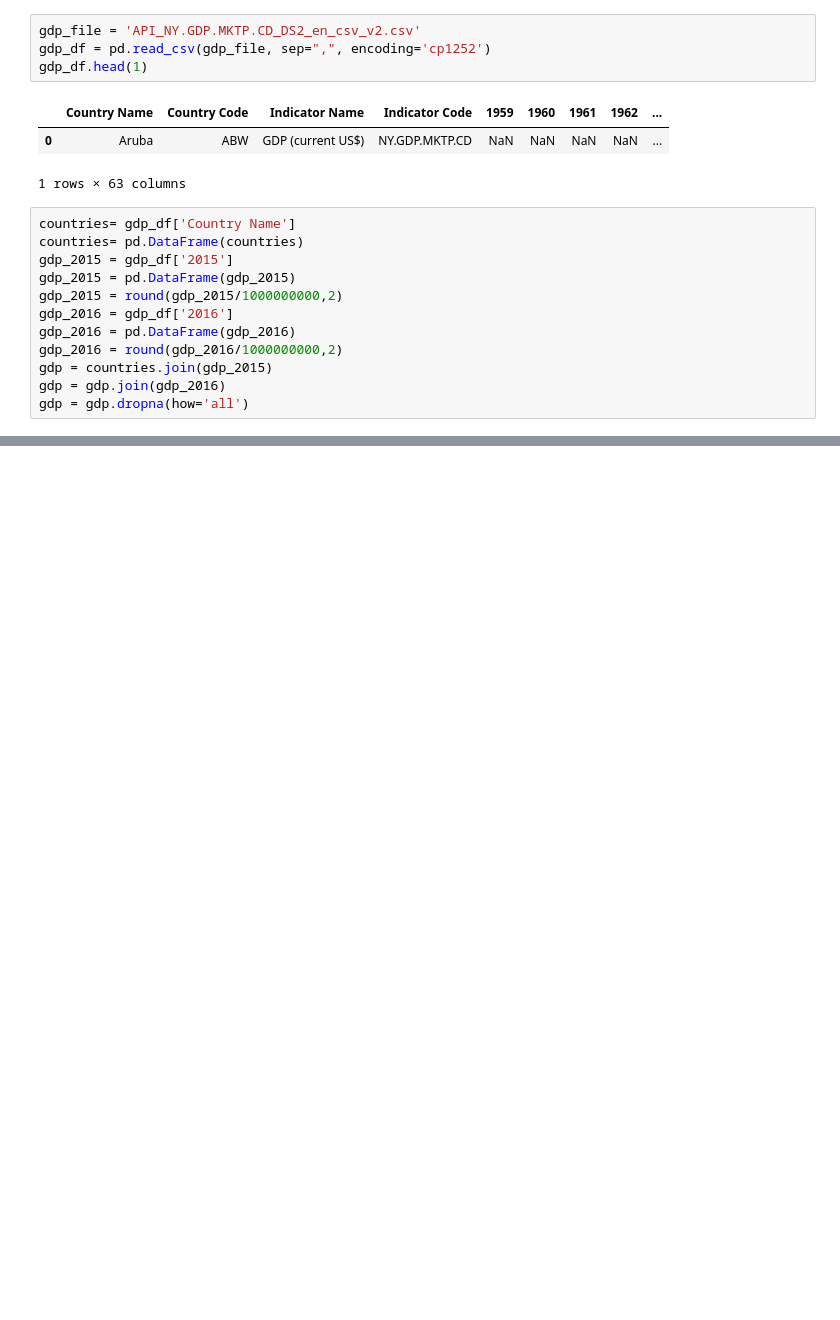
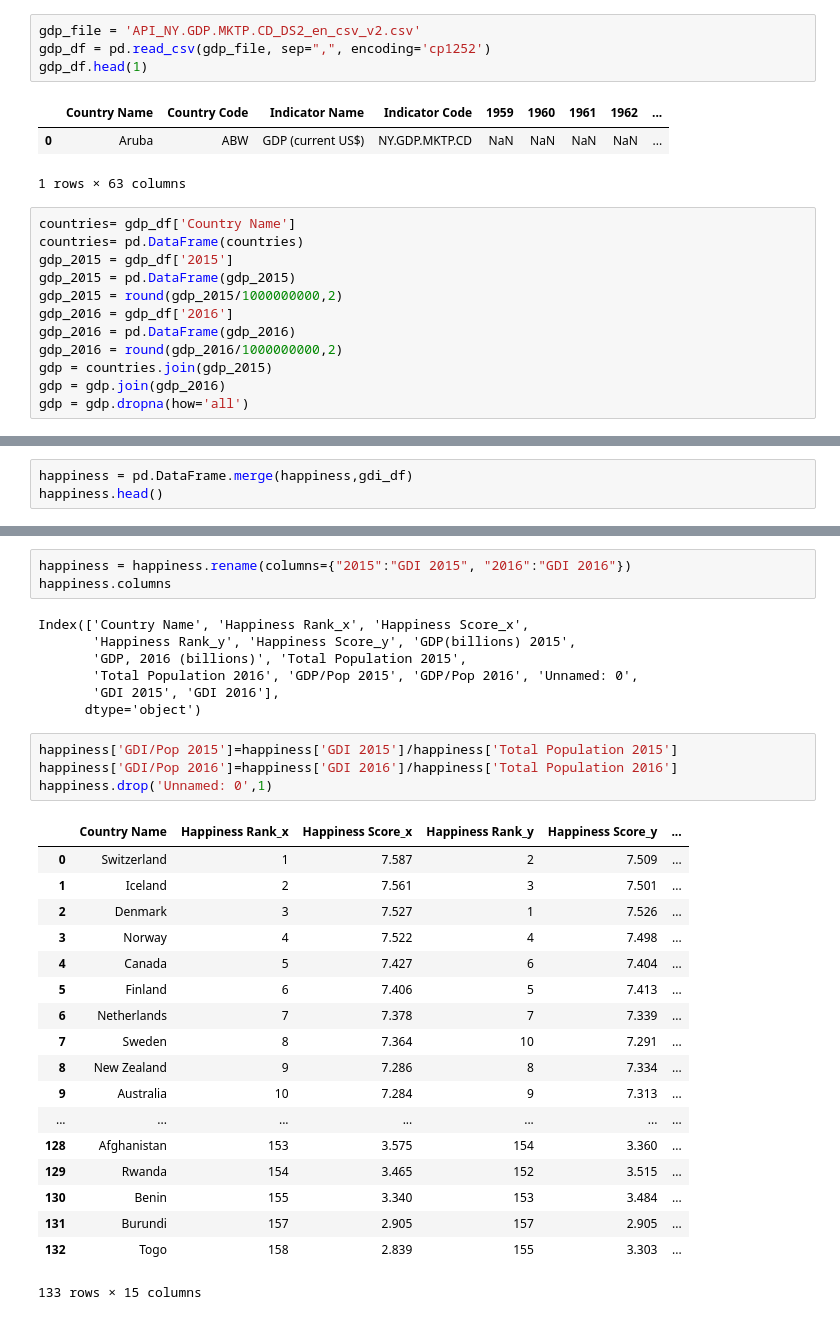
Before and after one commit to vietti09/branch_test, a Jupyter notebook: GDP.ipynb, the cells around one changed output, grey strips where cells are left out. Drawn from its saved outputs; the diff is of its cells as text; blank space fills up the shorter version.

```diff
--- a/GDP.ipynb
+++ b/GDP.ipynb
@@ -88,0 +148,3 @@ happiness.head(1)
+# %%
+happiness = pd.DataFrame.merge(happiness,gdi_df)
+happiness.head()
@@ -88,0 +158,33 @@ happiness.head(1)
+# %%
+happiness = happiness.rename(columns={"2015":"GDI 2015", "2016":"GDI 2016"})
+happiness.columns
+# %% [output]
+Index(['Country Name', 'Happiness Rank_x', 'Happiness Score_x',
+       'Happiness Rank_y', 'Happiness Score_y', 'GDP(billions) 2015',
+       'GDP, 2016 (billions)', 'Total Population 2015',
+       'Total Population 2016', 'GDP/Pop 2015', 'GDP/Pop 2016', 'Unnamed: 0',
+       'GDI 2015', 'GDI 2016'],
+      dtype='object')
+# %%
+happiness['GDI/Pop 2015']=happiness['GDI 2015']/happiness['Total Population 2015']
+happiness['GDI/Pop 2016']=happiness['GDI 2016']/happiness['Total Population 2016']
+happiness.drop('Unnamed: 0',1)
+# %% [output]
+|  | Country Name | Happiness Rank_x | Happiness Score_x | Happiness Rank_y | Happiness Score_y | ... |
+| 0 | Switzerland | 1 | 7.587 | 2 | 7.509 | ... |
+| 1 | Iceland | 2 | 7.561 | 3 | 7.501 | ... |
+| 2 | Denmark | 3 | 7.527 | 1 | 7.526 | ... |
+| 3 | Norway | 4 | 7.522 | 4 | 7.498 | ... |
+| 4 | Canada | 5 | 7.427 | 6 | 7.404 | ... |
+| 5 | Finland | 6 | 7.406 | 5 | 7.413 | ... |
+| 6 | Netherlands | 7 | 7.378 | 7 | 7.339 | ... |
+| 7 | Sweden | 8 | 7.364 | 10 | 7.291 | ... |
+| 8 | New Zealand | 9 | 7.286 | 8 | 7.334 | ... |
+| 9 | Australia | 10 | 7.284 | 9 | 7.313 | ... |
+| ... | ... | ... | ... | ... | ... | ... |
+| 128 | Afghanistan | 153 | 3.575 | 154 | 3.360 | ... |
+| 129 | Rwanda | 154 | 3.465 | 152 | 3.515 | ... |
+| 130 | Benin | 155 | 3.340 | 153 | 3.484 | ... |
+| 131 | Burundi | 157 | 2.905 | 157 | 2.905 | ... |
+| 132 | Togo | 158 | 2.839 | 155 | 3.303 | ... |
+133 rows × 15 columns
```
Also changed, not shown: parts of 17 cells of this notebook, 3 other files.
